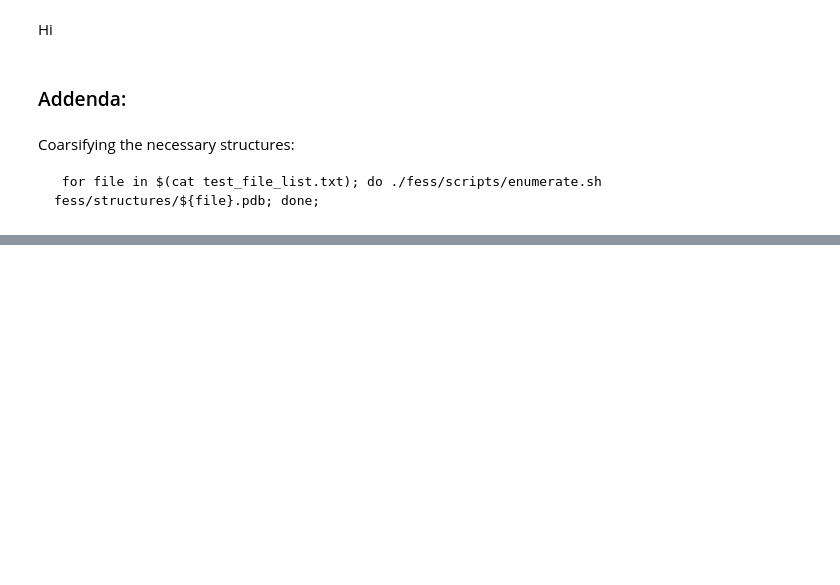
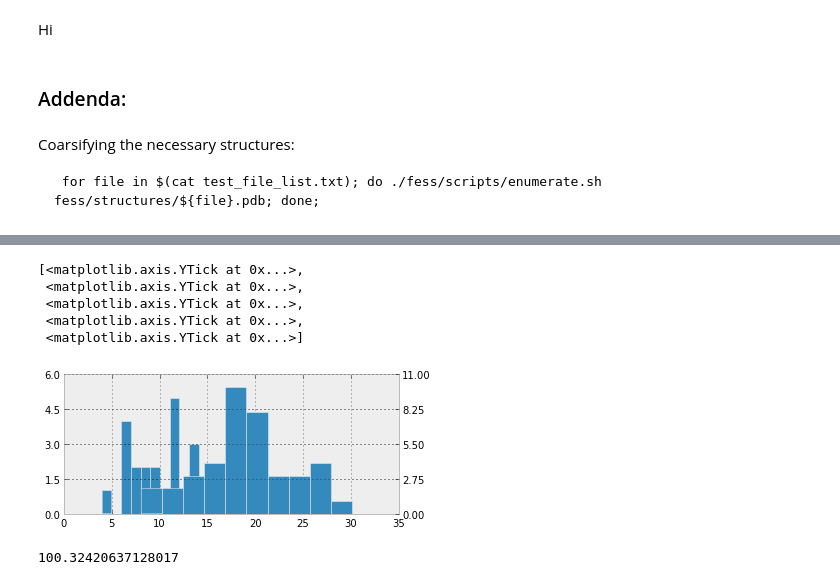
Before and after one commit to ViennaRNA/ernwin, a Jupyter notebook: ipy_notebook_ernwin.ipynb, the cells around one changed output, grey strips where cells are left out. Saved outputs shown, nothing was run; the diff lists cells and outputs as text; code cells hidden in the pictures; blank space fills up the shorter version.

```diff
--- a/ipy_notebook_ernwin.ipynb
+++ b/ipy_notebook_ernwin.ipynb
@@ -1524,0 +1422,24 @@ Coarsifying the necessary structures:
+# %%
+import numpy as np
+
+a = np.random.normal(10, 3, size=20)
+b = np.random.normal(20, 5, size=40)
+
+fig, ax1 = plt.subplots()
+ax2 = ax1.twinx()
+ax1.hist(a)
+ax2.hist(b)
+
+ax1.set_yticks(np.linspace(0, ax1.get_ybound()[1]+1, 5))
+ax2.set_yticks(np.linspace(0, ax2.get_ybound()[1]+1, 5))
+# %% [output]
+[<matplotlib.axis.YTick at 0x...>,
+ <matplotlib.axis.YTick at 0x...>,
+ <matplotlib.axis.YTick at 0x...>,
+ <matplotlib.axis.YTick at 0x...>,
+ <matplotlib.axis.YTick at 0x...>]
+[figure, added]
+# %%
+a
+# %% [output]
+100.32420637128017
```
Also changed, not shown: parts of 32 cells of this notebook.
